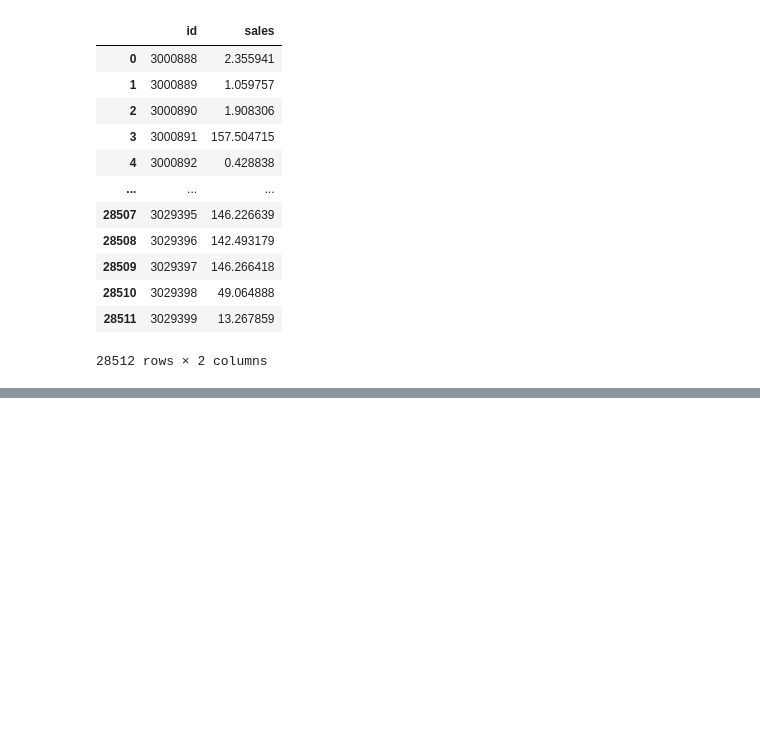
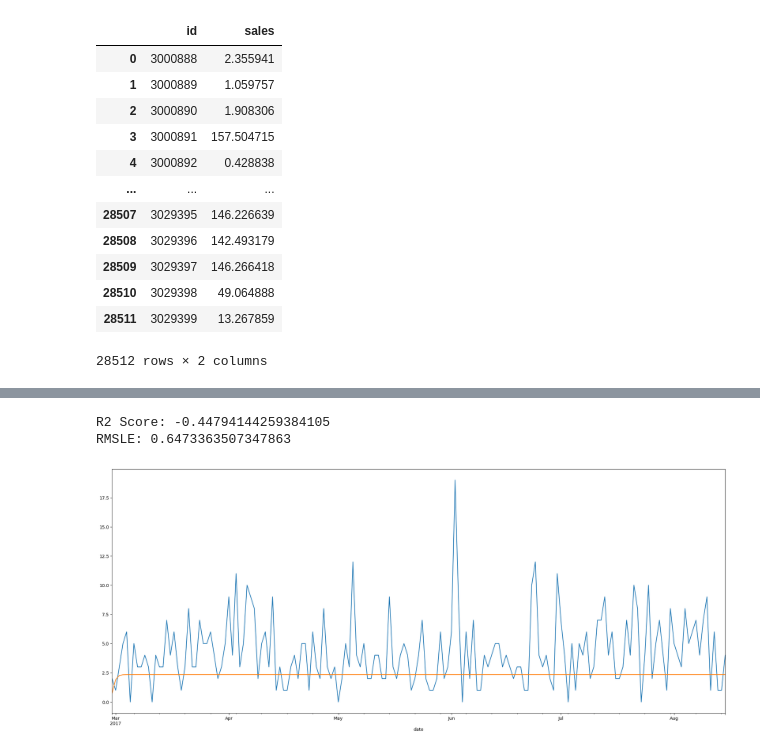
Before and after one commit to Nasibul/e-commerce, a Jupyter notebook: Advanced ARIMA/RNN & LSTM.ipynb, the cells around one changed output, grey strips where cells are left out. Drawn from its saved outputs; the diff is of its cells as text; code cells hidden in the pictures; blank space fills up the shorter version.

```diff
--- a/Advanced ARIMA/RNN & LSTM.ipynb
+++ b/Advanced ARIMA/RNN & LSTM.ipynb
@@ -573,0 +576,15 @@ lstm_submission.to_csv('LSTM_submission.csv', header=True, index=False)
+# %%
+exog = pickle.load(open('exog.pkl', 'rb'))
+X = exog
+Y = train
+X_train, X_test, y_train, y_test = train_test_split(X, Y, test_size=0.10, random_state=5, shuffle=False)
+y_test_copy = y_test
+y_test_index = y_test.index
+X_train = X_train.values.reshape(1, X_train.shape[0], X_train.shape[1])
+X_test = X_test.values.reshape(1, X_test.shape[0], X_test.shape[1])
+y_train = y_train.values.reshape(1, y_train.shape[0], y_train.shape[1])
+y_test = y_test.values.reshape(1, y_test.shape[0], y_test.shape[1])
+print(X_train.shape)
+print(X_test.shape)
+print(y_train.shape)
+print(y_test.shape)
@@ -573,0 +596,8 @@ lstm_submission.to_csv('LSTM_submission.csv', header=True, index=False)
+# %%
+def compare(column):
+    df_test = y_test_copy[column]
+    prediction = pred[column]
+    df_test.plot(figsize=(25, 10))
+    prediction.plot()
+    print(f"R2 Score: {r2_score(df_test, prediction)}")
+    print(f"RMSLE: {mean_squared_log_error(df_test, prediction, squared=False)}")
@@ -573,0 +708,6 @@ lstm_submission.to_csv('LSTM_submission.csv', header=True, index=False)
+# %%
+compare('1_AUTOMOTIVE')
+# %% [output]
+R2 Score: -0.44794144259384105
+RMSLE: 0.6473363507347863
+[figure, added]
```
Also changed, not shown: parts of 13 cells of this notebook, 16 other files.
